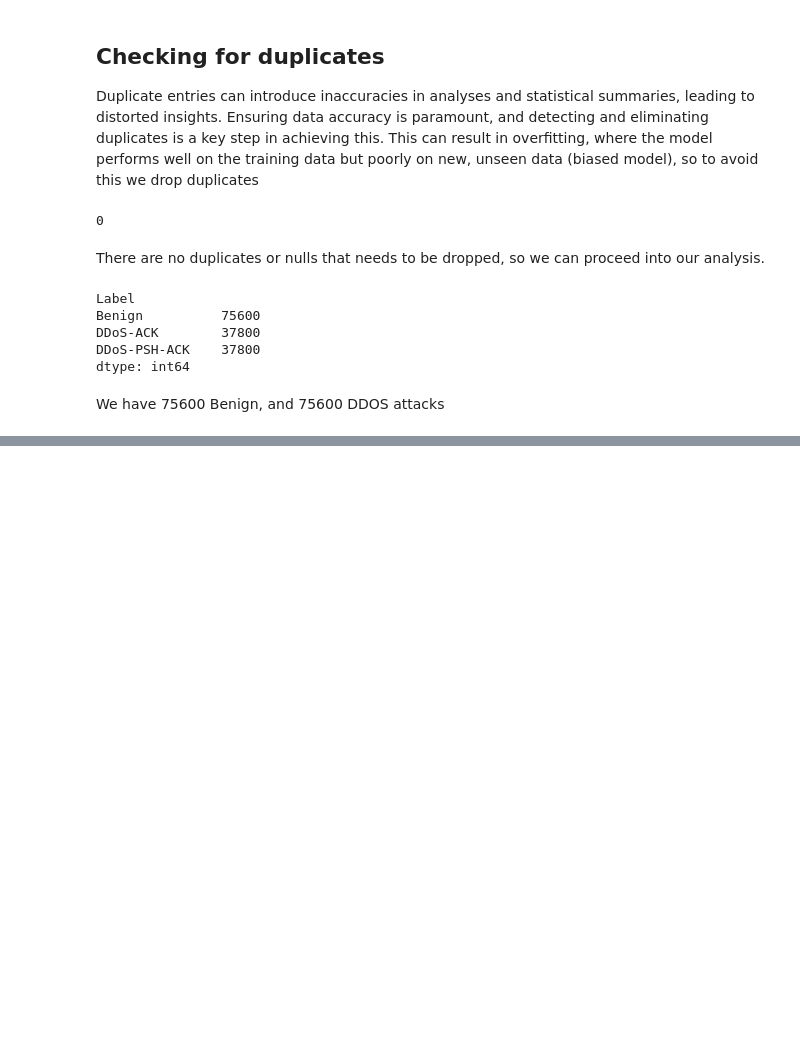
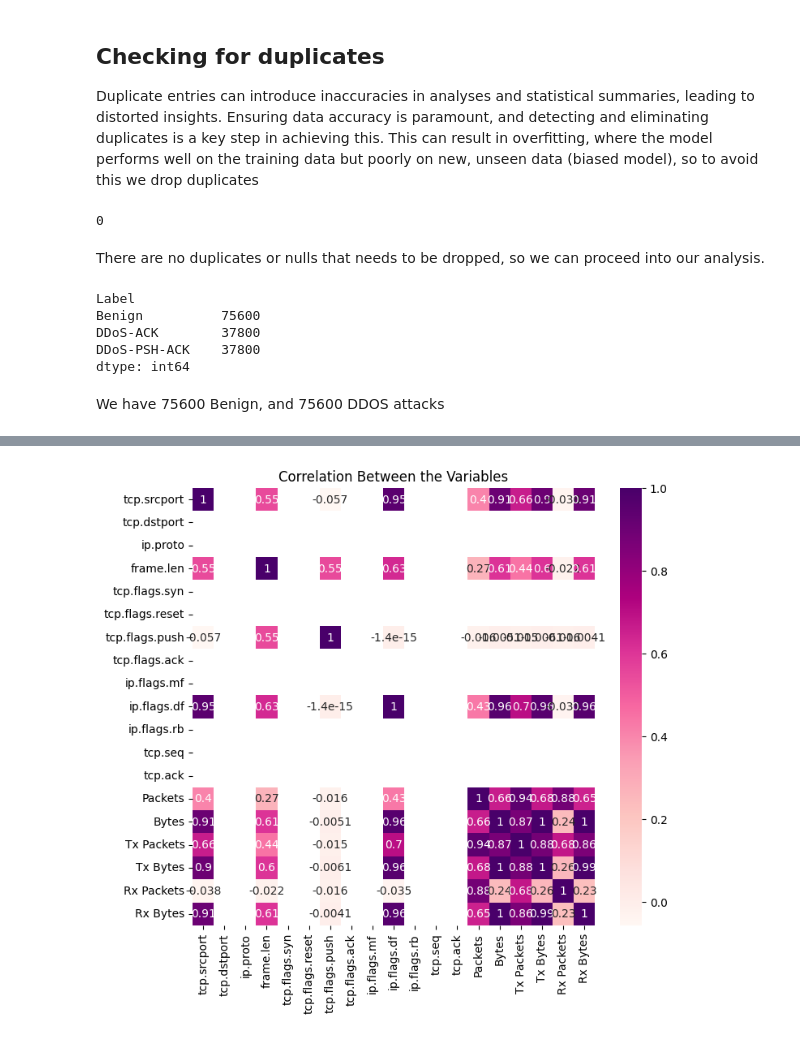
Before and after one commit to Roon311/DDoS-Detection-using-Machine-Learning, a Jupyter notebook: DDoS_Detection_and_Mitigation_using_Machine_Learning.ipynb, the cells around one changed output, grey strips where cells are left out. Cells and saved outputs as stored; diff of their text form; code cells hidden in the pictures; blank space fills up the shorter version.

```diff
--- a/DDoS_Detection_and_Mitigation_using_Machine_Learning.ipynb
+++ b/DDoS_Detection_and_Mitigation_using_Machine_Learning.ipynb
@@ -155,0 +166,10 @@ We have 75600 Benign, and 75600 DDOS attacks
+# %%
+numeric_data = ddos.select_dtypes(include='number')# select only the columns in the DataFrame data that have numeric (number) data
+correlation_matrix = numeric_data.corr()
+fig, ax = plt.subplots(figsize=(8,7))
+sns.heatmap(correlation_matrix, annot=True,ax=ax,  cmap="RdPu")
+plt.title('Correlation Between the Variables')
+#plt.xticks(rotation=45);
+plt.show()
+# %% [output]
+[figure, added]
```
Also changed, not shown: parts of 3 cells of this notebook.
